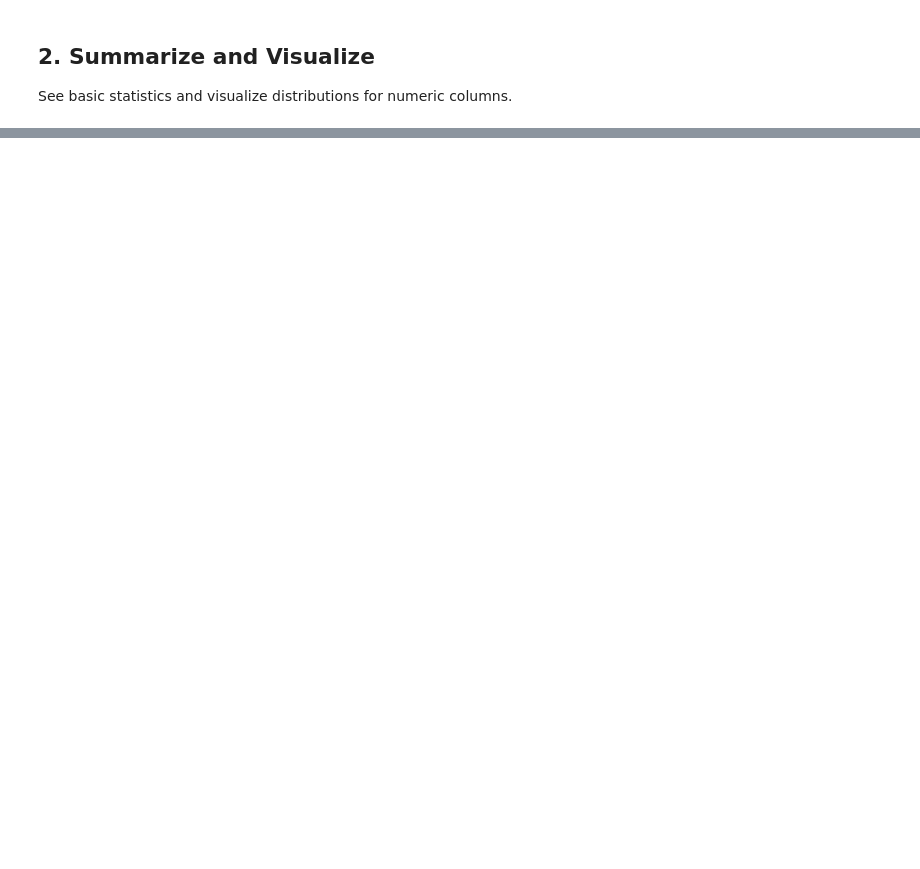
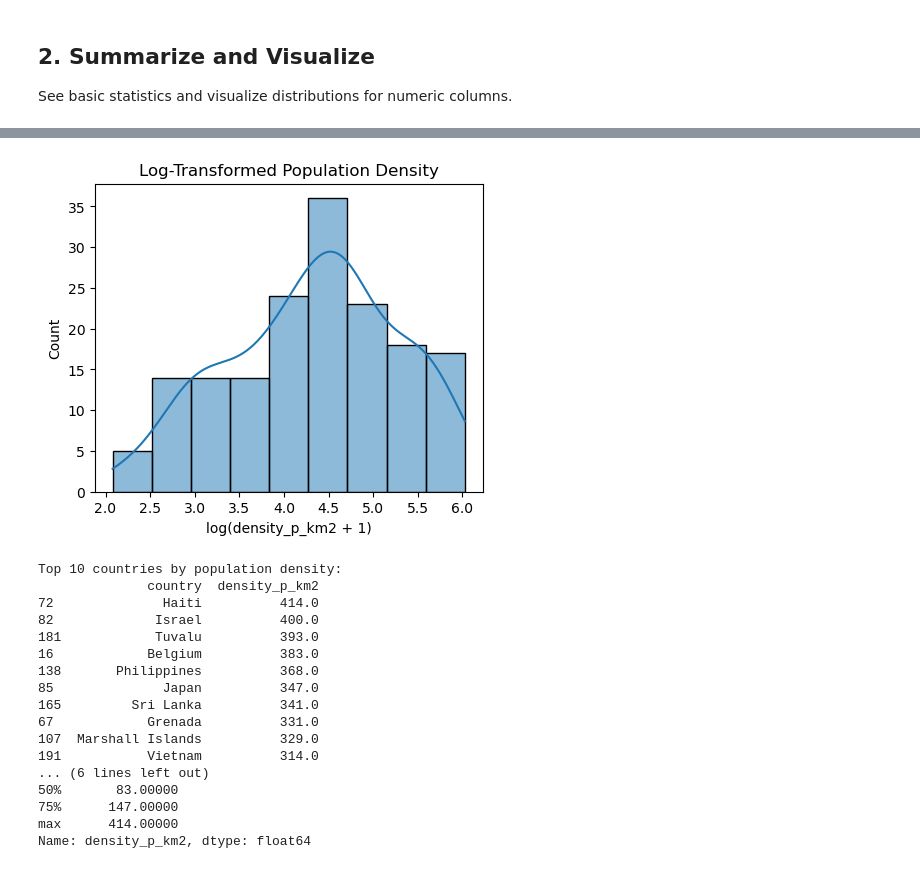
Before and after one commit to ivan-zamurenko/Global-Country-Information-Dataset-2023, a Jupyter notebook: notebooks/feature_engineering/feature_engineering.ipynb, the cells around one changed output, grey strips where cells are left out. Drawn from its saved outputs; the diff is of its cells as text; code cells hidden in the pictures; blank space fills up the shorter version.

```diff
--- a/notebooks/feature_engineering/feature_engineering.ipynb
+++ b/notebooks/feature_engineering/feature_engineering.ipynb
@@ -138,0 +129,40 @@ Keep notes here as you explore!
+# %%
+# Investigate high-density countries and log-transform
+import numpy as np
+
+# Log-transform population density for visualization
+log_density = np.log1p(df['density_p_km2'])
+plt.figure(figsize=[5,4])
+plt.title('Log-Transformed Population Density')
+plt.xlabel('log(density_p_km2 + 1)')
+plt.ylabel('Count')
+sns.histplot(log_density, kde=True)
+plt.show()
+
+# Top 10 countries by population density
+top_density = df[['country', 'density_p_km2']].sort_values('density_p_km2', ascending=False).head(10)
+print('Top 10 countries by population density:')
+print(top_density)
+
+# Summary statistics
+print('Population density summary:')
+print(df['density_p_km2'].describe())
+# %% [output]
+[figure, added]
+Top 10 countries by population density:
+              country  density_p_km2
+72              Haiti          414.0
+82             Israel          400.0
+181            Tuvalu          393.0
+16            Belgium          383.0
+138       Philippines          368.0
+85              Japan          347.0
+165         Sri Lanka          341.0
+67            Grenada          331.0
+107  Marshall Islands          329.0
+191           Vietnam          314.0
+... (6 lines left out)
+50%       83.00000
+75%      147.00000
+max      414.00000
+Name: density_p_km2, dtype: float64
```
Also changed, not shown: parts of 10 cells of this notebook, 6 other files.
